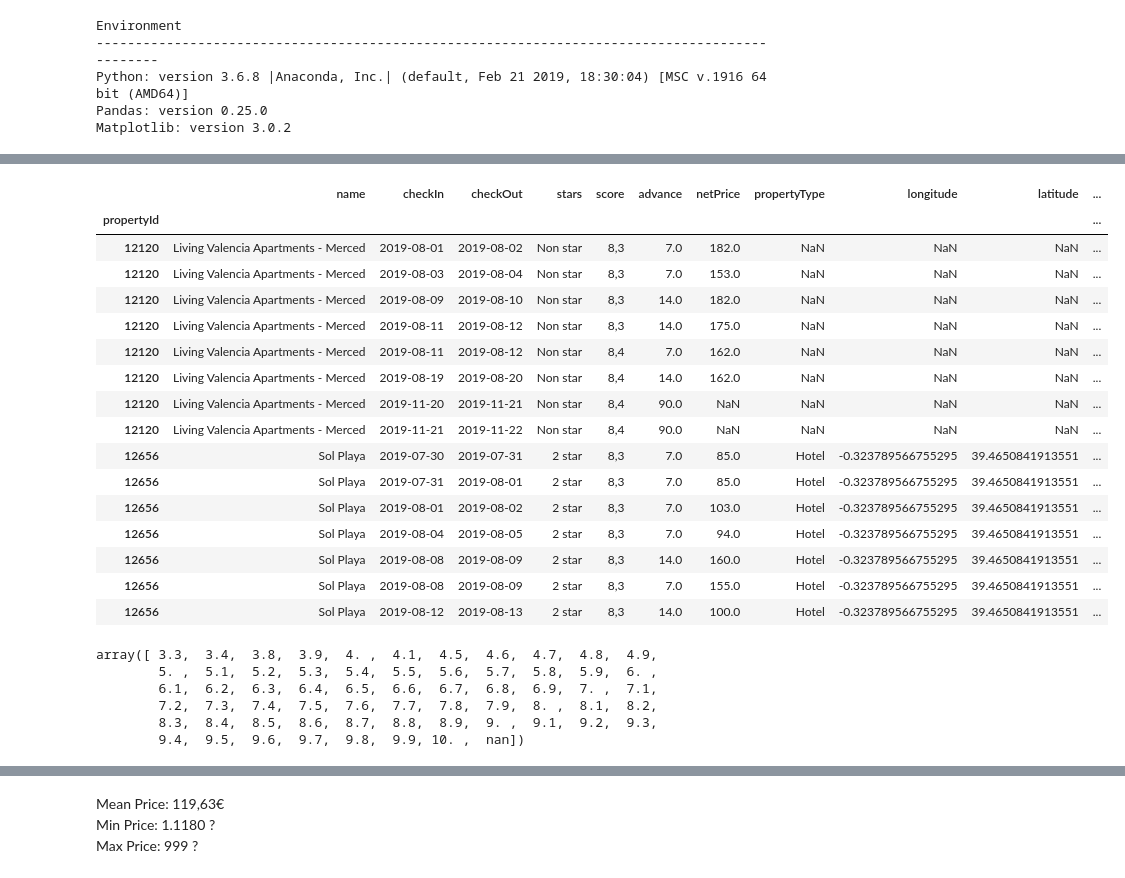
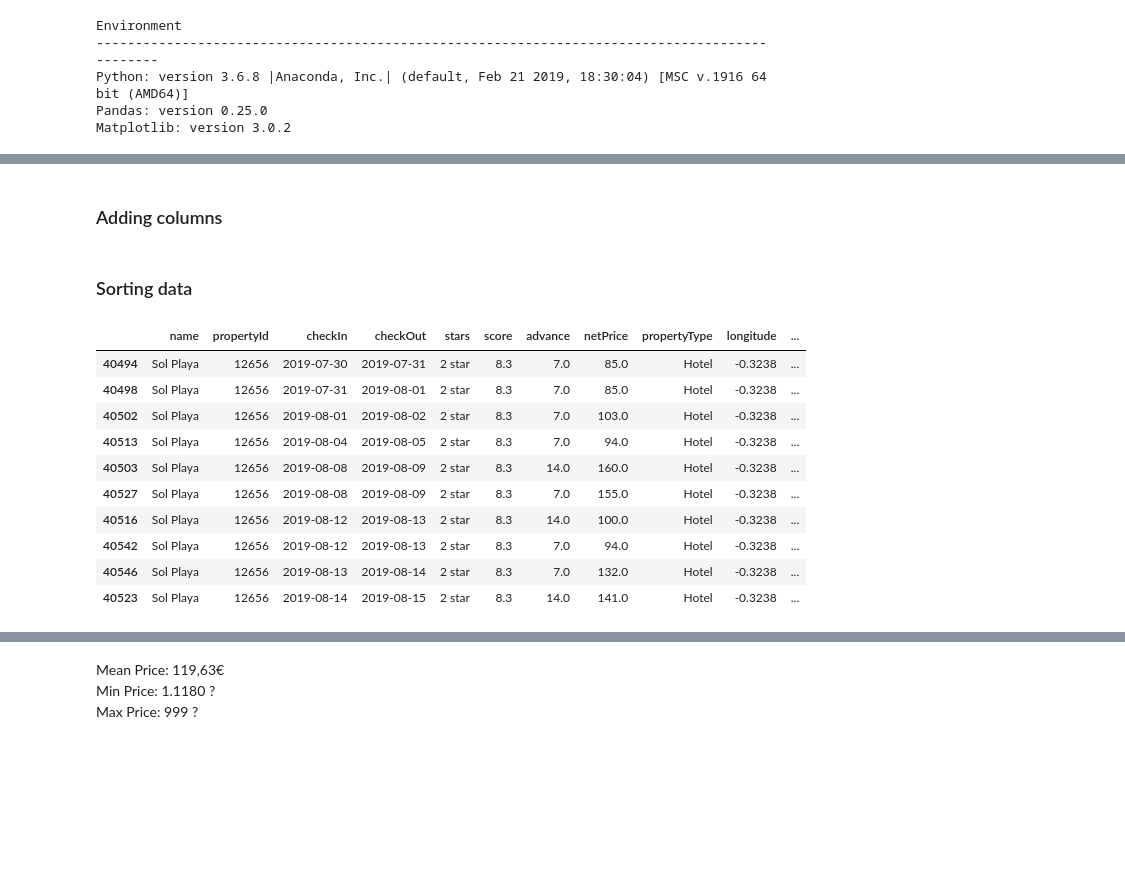
Before and after one commit to alnape/FMT, a Jupyter notebook: HotelsPricing.ipynb, the cells around one changed output, grey strips where cells are left out. Saved outputs shown, nothing was run; the diff lists cells and outputs as text; code cells hidden in the pictures; blank space fills up the shorter version.

```diff
--- a/HotelsPricing.ipynb
+++ b/HotelsPricing.ipynb
@@ -331,0 +400,7 @@ df_properties = pd.merge(df_prop_2, df_prop_1, on='propertyId', how='outer')
+# %%
+# Casting stars object to categorical
+df_prop2['stars'] = df_prop2.stars.astype('category')
+# %%
+# Casting score object to numeric
+df_prop2['score'] = df_prop2['score'].str.replace(',','.')
+df_prop2['score'] = pd.to_numeric(df_prop2['score']).round(1)
@@ -332,3 +419,6 @@ df_properties = pd.merge(df_prop_2, df_prop_1, on='propertyId', how='outer')
+# %%
+# Merging hotel data + property data (district, latitude, longitude, propertyType)
+df_properties = pd.merge(df_prop2, df_prop1, on='propertyId', how='outer')
 # %%
 df_properties.info()
 # %% [output]
@@ -350,0 +479,5 @@ memory usage: 5.1+ MB
+# %%
+# Properties without Property Type
+#df_propType_null = df_properties[df_properties['propertyType'].isnull()]
+#df_propType_null.name.unique().tolist()
+df_properties = df_properties[pd.notnull(df_properties['propertyType'])]
@@ -350,0 +508,2 @@ memory usage: 5.1+ MB
+# %% [markdown]
+### Adding columns
@@ -351,24 +513,20 @@ memory usage: 5.1+ MB
+# %% [markdown]
+### Sorting data
 # %%
 # Sorting data by propertyId and checkIn date
 df_properties.sort_values(by=['propertyId','checkIn'], inplace=True)
 #df_properties.sort_values(by=['propertyId'], inplace=True)
 # %%
-df_properties.head(15)
+df_properties.head(10)
 # %% [output]
-|  | name | checkIn | checkOut | stars | score | advance | netPrice | propertyType | longitude | latitude | ... |
-| propertyId |  |  |  |  |  |  |  |  |  |  | ... |
-| 12120 | Living Valencia Apartments - Merced | 2019-08-01 | 2019-08-02 | Non star | 8,3 | 7.0 | 182.0 | NaN | NaN | NaN | ... |
-| 12120 | Living Valencia Apartments - Merced | 2019-08-03 | 2019-08-04 | Non star | 8,3 | 7.0 | 153.0 | NaN | NaN | NaN | ... |
-| 12120 | Living Valencia Apartments - Merced | 2019-08-09 | 2019-08-10 | Non star | 8,3 | 14.0 | 182.0 | NaN | NaN | NaN | ... |
-| 12120 | Living Valencia Apartments - Merced | 2019-08-11 | 2019-08-12 | Non star | 8,3 | 14.0 | 175.0 | NaN | NaN | NaN | ... |
-| 12120 | Living Valencia Apartments - Merced | 2019-08-11 | 2019-08-12 | Non star | 8,4 | 7.0 | 162.0 | NaN | NaN | NaN | ... |
-| 12120 | Living Valencia Apartments - Merced | 2019-08-19 | 2019-08-20 | Non star | 8,4 | 14.0 | 162.0 | NaN | NaN | NaN | ... |
-| 12120 | Living Valencia Apartments - Merced | 2019-11-20 | 2019-11-21 | Non star | 8,4 | 90.0 | NaN | NaN | NaN | NaN | ... |
-| 12120 | Living Valencia Apartments - Merced | 2019-11-21 | 2019-11-22 | Non star | 8,4 | 90.0 | NaN | NaN | NaN | NaN | ... |
-| 12656 | Sol Playa | 2019-07-30 | 2019-07-31 | 2 star | 8,3 | 7.0 | 85.0 | Hotel | -0.323789566755295 | 39.4650841913551 | ... |
-| 12656 | Sol Playa | 2019-07-31 | 2019-08-01 | 2 star | 8,3 | 7.0 | 85.0 | Hotel | -0.323789566755295 | 39.4650841913551 | ... |
-| 12656 | Sol Playa | 2019-08-01 | 2019-08-02 | 2 star | 8,3 | 7.0 | 103.0 | Hotel | -0.323789566755295 | 39.4650841913551 | ... |
-| 12656 | Sol Playa | 2019-08-04 | 2019-08-05 | 2 star | 8,3 | 7.0 | 94.0 | Hotel | -0.323789566755295 | 39.4650841913551 | ... |
-| 12656 | Sol Playa | 2019-08-08 | 2019-08-09 | 2 star | 8,3 | 14.0 | 160.0 | Hotel | -0.323789566755295 | 39.4650841913551 | ... |
-| 12656 | Sol Playa | 2019-08-08 | 2019-08-09 | 2 star | 8,3 | 7.0 | 155.0 | Hotel | -0.323789566755295 | 39.4650841913551 | ... |
-| 12656 | Sol Playa | 2019-08-12 | 2019-08-13 | 2 star | 8,3 | 14.0 | 100.0 | Hotel | -0.323789566755295 | 39.4650841913551 | ... |
+|  | name | propertyId | checkIn | checkOut | stars | score | advance | netPrice | propertyType | longitude | ... |
+| 40494 | Sol Playa | 12656 | 2019-07-30 | 2019-07-31 | 2 star | 8.3 | 7.0 | 85.0 | Hotel | -0.3238 | ... |
+| 40498 | Sol Playa | 12656 | 2019-07-31 | 2019-08-01 | 2 star | 8.3 | 7.0 | 85.0 | Hotel | -0.3238 | ... |
+| 40502 | Sol Playa | 12656 | 2019-08-01 | 2019-08-02 | 2 star | 8.3 | 7.0 | 103.0 | Hotel | -0.3238 | ... |
+| 40513 | Sol Playa | 12656 | 2019-08-04 | 2019-08-05 | 2 star | 8.3 | 7.0 | 94.0 | Hotel | -0.3238 | ... |
+| 40503 | Sol Playa | 12656 | 2019-08-08 | 2019-08-09 | 2 star | 8.3 | 14.0 | 160.0 | Hotel | -0.3238 | ... |
+| 40527 | Sol Playa | 12656 | 2019-08-08 | 2019-08-09 | 2 star | 8.3 | 7.0 | 155.0 | Hotel | -0.3238 | ... |
+| 40516 | Sol Playa | 12656 | 2019-08-12 | 2019-08-13 | 2 star | 8.3 | 14.0 | 100.0 | Hotel | -0.3238 | ... |
+| 40542 | Sol Playa | 12656 | 2019-08-12 | 2019-08-13 | 2 star | 8.3 | 7.0 | 94.0 | Hotel | -0.3238 | ... |
+| 40546 | Sol Playa | 12656 | 2019-08-13 | 2019-08-14 | 2 star | 8.3 | 7.0 | 132.0 | Hotel | -0.3238 | ... |
+| 40523 | Sol Playa | 12656 | 2019-08-14 | 2019-08-15 | 2 star | 8.3 | 14.0 | 141.0 | Hotel | -0.3238 | ... |
@@ -380,10 +539,0 @@ df_properties['score'] = pd.to_numeric(df_properties['score']).round(1)
-# %%
-# Scores
-np.sort(df_properties.score.unique())
-# %% [output]
-array([ 3.3,  3.4,  3.8,  3.9,  4. ,  4.1,  4.5,  4.6,  4.7,  4.8,  4.9,
-        5. ,  5.1,  5.2,  5.3,  5.4,  5.5,  5.6,  5.7,  5.8,  5.9,  6. ,
-        6.1,  6.2,  6.3,  6.4,  6.5,  6.6,  6.7,  6.8,  6.9,  7. ,  7.1,
-        7.2,  7.3,  7.4,  7.5,  7.6,  7.7,  7.8,  7.9,  8. ,  8.1,  8.2,
-        8.3,  8.4,  8.5,  8.6,  8.7,  8.8,  8.9,  9. ,  9.1,  9.2,  9.3,
-        9.4,  9.5,  9.6,  9.7,  9.8,  9.9, 10. ,  nan])
```
Also changed, not shown: parts of 147 cells of this notebook.
